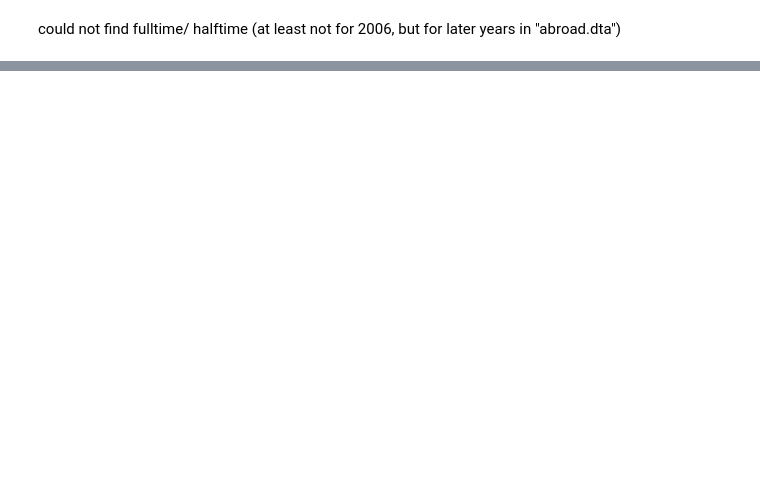
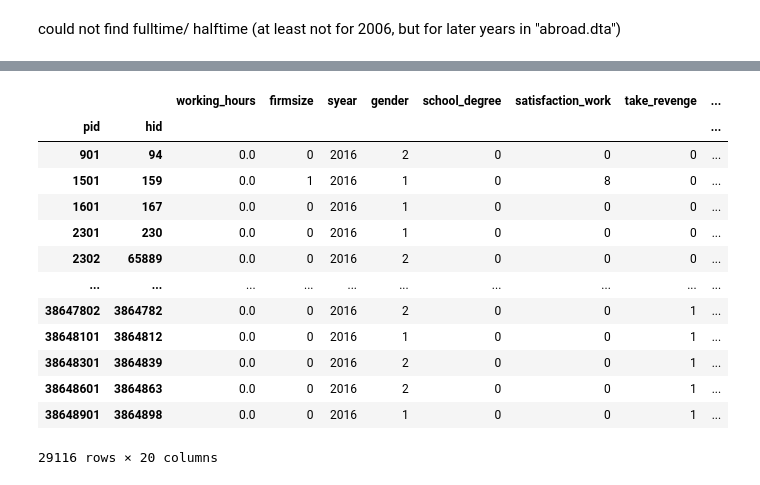
Before and after one commit to maxxxbb/ResearchModule, a Jupyter notebook: src/data_management/Datamanagement.ipynb, the cells around one changed output, grey strips where cells are left out. Drawn from its saved outputs; the diff is of its cells as text; code cells hidden in the pictures; blank space fills up the shorter version.

```diff
--- a/src/data_management/Datamanagement.ipynb
+++ b/src/data_management/Datamanagement.ipynb
@@ -260,0 +547,38 @@ df1[['column1_numeric', 'avg_rec']].corr()
+# %%
+df_snap = df_snap.astype('int')
+df1_snap= df_snap.mask(df_snap < 0, np.nan)
+# %%
+column_names_16 = df1_snap.columns
+
+# Create a list of columns to be updated, excluding the 'column_name_1' and 'column_name_2' columns
+columns_to_update = [col for col in column_names_16 if col not in ['syear', 'year_birth', 'overtime', 'overime_paid', 'salary']]
+
+# Replace NA values with 0 for the selected columns
+df1_snap[columns_to_update] = df1_snap[columns_to_update].fillna(0)
+# %%
+int_columns_16 = ['gender', 'take_revenge', 'similar_problems', 'insult_back','recog_effort', 'recog_personal', 'recog_pay', 'school_degree','satisfaction_work', 'firmsize', "felt_recog_pay", "felt_recog_sup", "felt_recog_effort", "sector"]
+
+for col in int_columns_16:
+    df1_snap[col] = df1_snap[col].astype('int')
+
+category_columns_16 = ['gender', 'take_revenge', 'similar_problems', 'insult_back','recog_effort', 'recog_personal', 'recog_pay', 'school_degree','satisfaction_work', 'firmsize', "felt_recog_pay", "felt_recog_sup", "felt_recog_effort", "sector"]
+
+for col in category_columns_16:
+    df1_snap[col] = df1_snap[col].astype('category')
+# %%
+df1_snap
+# %% [output]
+|  |  | working_hours | firmsize | syear | gender | school_degree | satisfaction_work | take_revenge | ... |
+| pid | hid |  |  |  |  |  |  |  | ... |
+| 901 | 94 | 0.0 | 0 | 2016 | 2 | 0 | 0 | 0 | ... |
+| 1501 | 159 | 0.0 | 1 | 2016 | 1 | 0 | 8 | 0 | ... |
+| 1601 | 167 | 0.0 | 0 | 2016 | 1 | 0 | 0 | 0 | ... |
+| 2301 | 230 | 0.0 | 0 | 2016 | 1 | 0 | 0 | 0 | ... |
+| 2302 | 65889 | 0.0 | 0 | 2016 | 2 | 0 | 0 | 0 | ... |
+| ... | ... | ... | ... | ... | ... | ... | ... | ... | ... |
+| 38647802 | 3864782 | 0.0 | 0 | 2016 | 2 | 0 | 0 | 1 | ... |
+| 38648101 | 3864812 | 0.0 | 0 | 2016 | 1 | 0 | 0 | 1 | ... |
+| 38648301 | 3864839 | 0.0 | 0 | 2016 | 2 | 0 | 0 | 1 | ... |
+| 38648601 | 3864863 | 0.0 | 0 | 2016 | 2 | 0 | 0 | 1 | ... |
+| 38648901 | 3864898 | 0.0 | 0 | 2016 | 1 | 0 | 0 | 1 | ... |
+29116 rows × 20 columns
```
Also changed, not shown: parts of 41 cells of this notebook.
